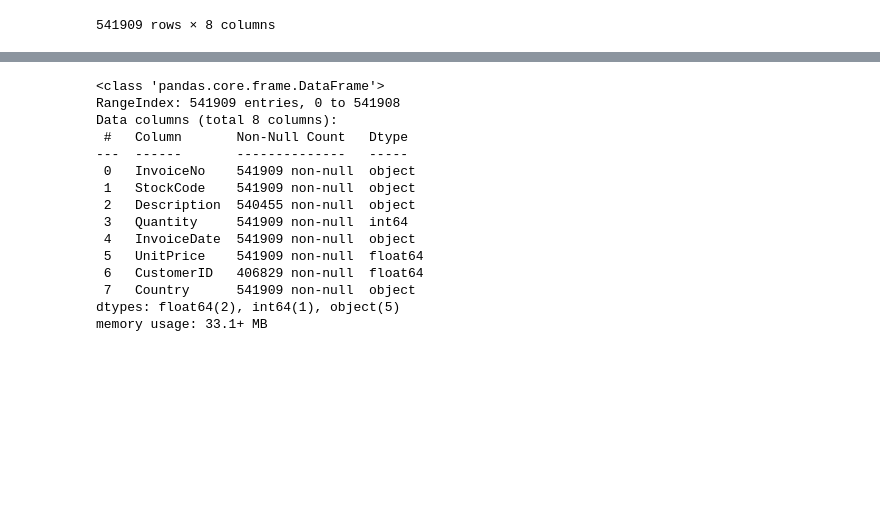
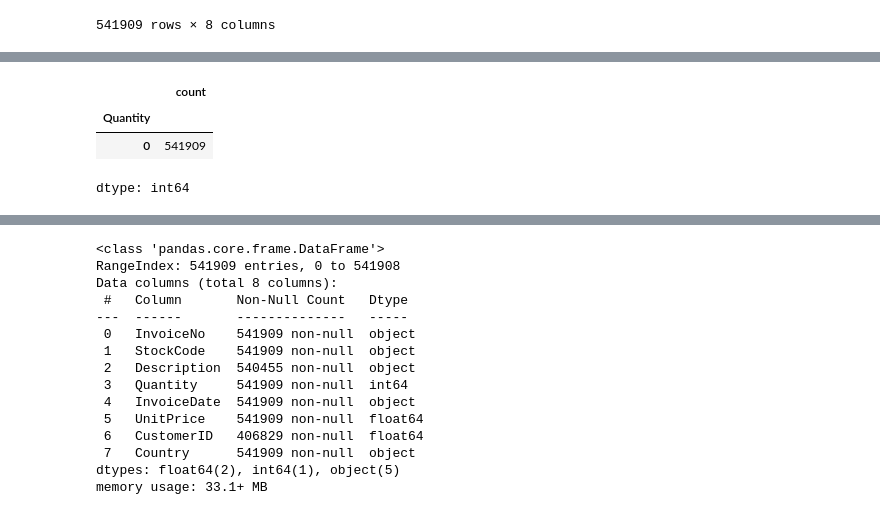
Before and after one commit to RafaSFernandes/customer-clustering, a Jupyter notebook: notebooks/customer_clustering_RFM.ipynb, the cells around one changed output, grey strips where cells are left out. Cells and saved outputs as stored; diff of their text form; code cells hidden in the pictures; blank space fills up the shorter version.

```diff
--- a/notebooks/customer_clustering_RFM.ipynb
+++ b/notebooks/customer_clustering_RFM.ipynb
@@ -87,0 +124,8 @@ df
+# %%
+# Checking integer values
+(df['Quantity'] - df['Quantity'].astype(int)).value_counts()
+# %% [output]
+|  | count |
+| Quantity |  |
+| 0 | 541909 |
+dtype: int64
```
Also changed, not shown: parts of 18 cells of this notebook.
